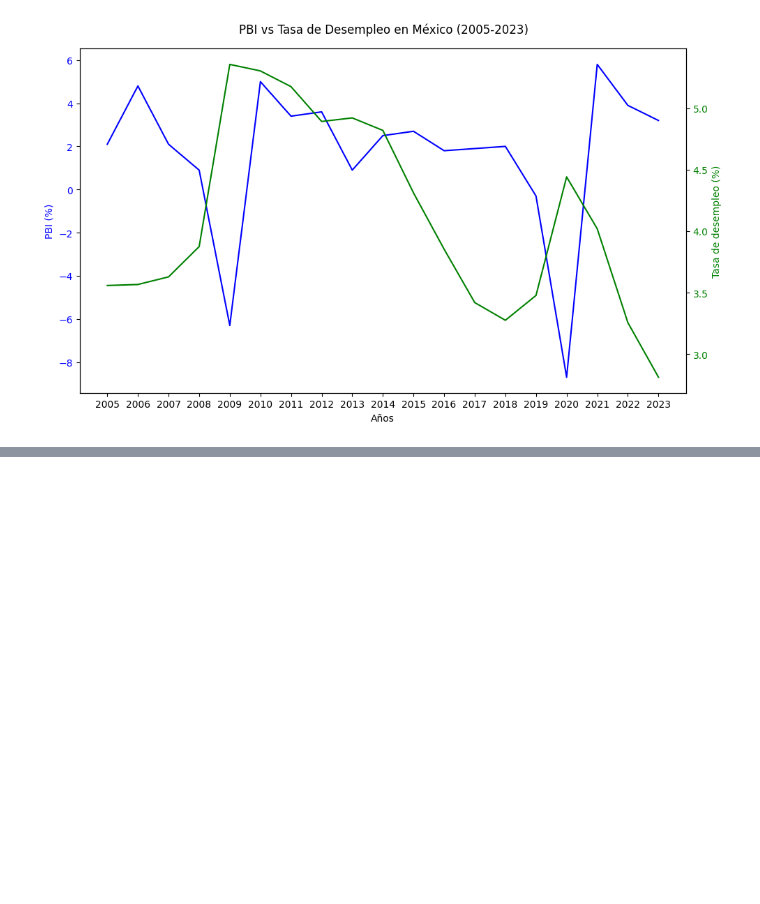
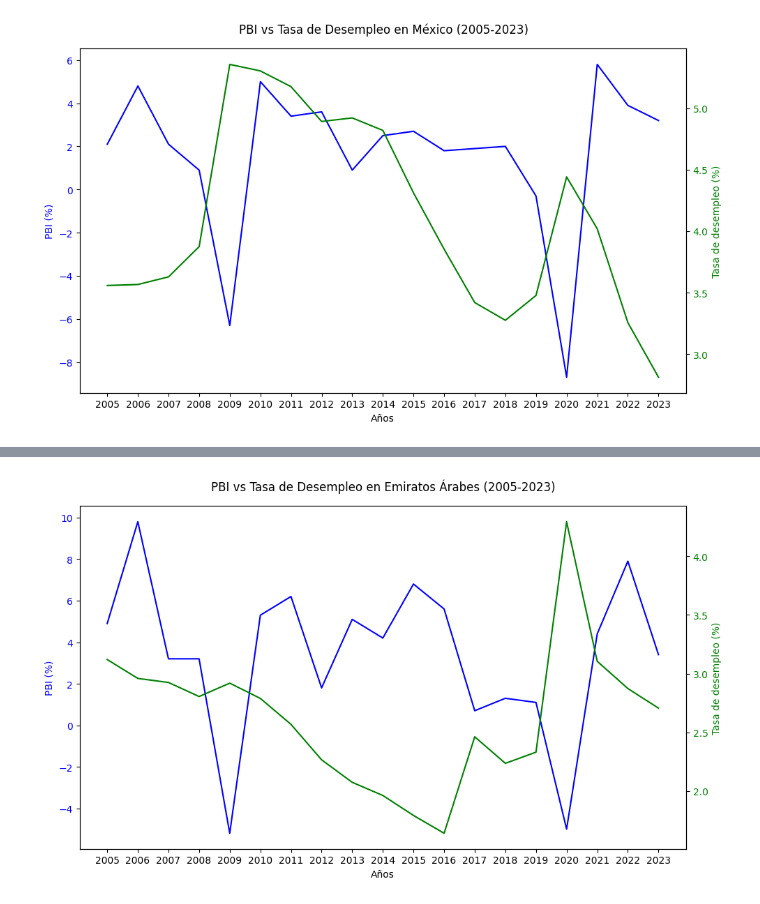
Before and after one commit to NataliaBistolfi/Proyecto3-UCU--IBERO, a Jupyter notebook: proyecto_3.ipynb, the cells around one changed output, grey strips where cells are left out. Cells and saved outputs as stored; diff of their text form; code cells hidden in the pictures; blank space fills up the shorter version.

```diff
--- a/proyecto_3.ipynb
+++ b/proyecto_3.ipynb
@@ -188,10 +193,5 @@ df_pbi_uruguay
 # %%
-df = pd.read_excel("Data/Desempleo.xls",header=3, index_col=0, usecols="A,AX:BP")
-#df
-
-#df.set_index("Country Name", inplace=True)
-#df5 = df.T
-#df5
+df = pd.read_excel("Data/DESEMPLEO.xls",header=3, index_col=0, usecols="A,AX:BP")
 df
 # %% [output]
 |  | 2005 | 2006 | 2007 | 2008 | 2009 | 2010 | 2011 | 2012 | 2013 | 2014 | ... |
@@ -400,0 +383,30 @@ plt.show()
+# %%
+# Datos del PBI de Emiratos Árabes
+years_pbi = df_pbi_emirates.index
+pbi_values = df_pbi_emirates['United Arab Emirates']
+
+# Datos de la tasa de desempleo de Emiratos Árabes
+years_unemployment = df_emiratos_arabes.index
+unemployment_values = df_emiratos_arabes['Emiratos Árabes Unidos']
+
+# Creamos la figura y los ejes
+fig, ax1 = plt.subplots(figsize=(10, 6))
+
+# Configuramos el eje izquierdo para el PBI
+ax1.set_xlabel('Años')
+ax1.set_ylabel('PBI (%)', color='blue')
+ax1.plot(years_pbi, pbi_values, label='PBI Emiratos Árabes', color='blue')
+ax1.tick_params(axis='y', labelcolor='blue')
+
+# Creamos el segundo eje para la tasa de desempleo
+ax2 = ax1.twinx()
+ax2.set_ylabel('Tasa de desempleo (%)', color='green')
+ax2.plot(years_unemployment, unemployment_values, label='Desempleo Emiratos Árabes Unidos', color='green')
+ax2.tick_params(axis='y', labelcolor='green')
+
+# Título y leyendas
+fig.suptitle('PBI vs Tasa de Desempleo en Emiratos Árabes (2005-2023)')
+fig.tight_layout()
+plt.show()
+# %% [output]
+[figure, added]
```
Also changed, not shown: parts of 33 cells of this notebook.
